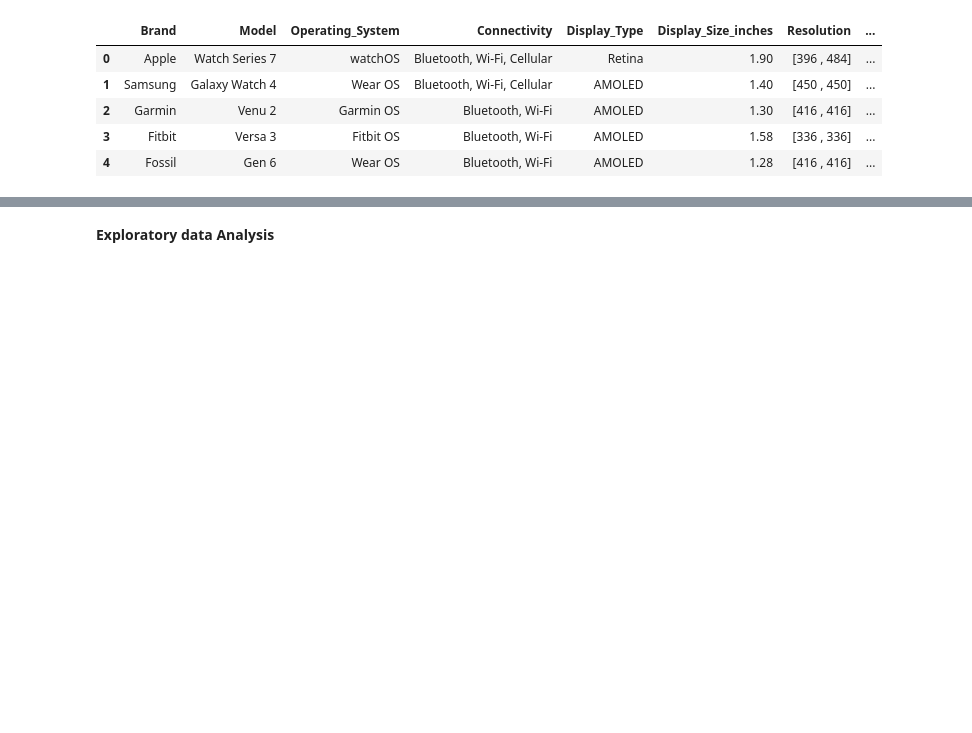
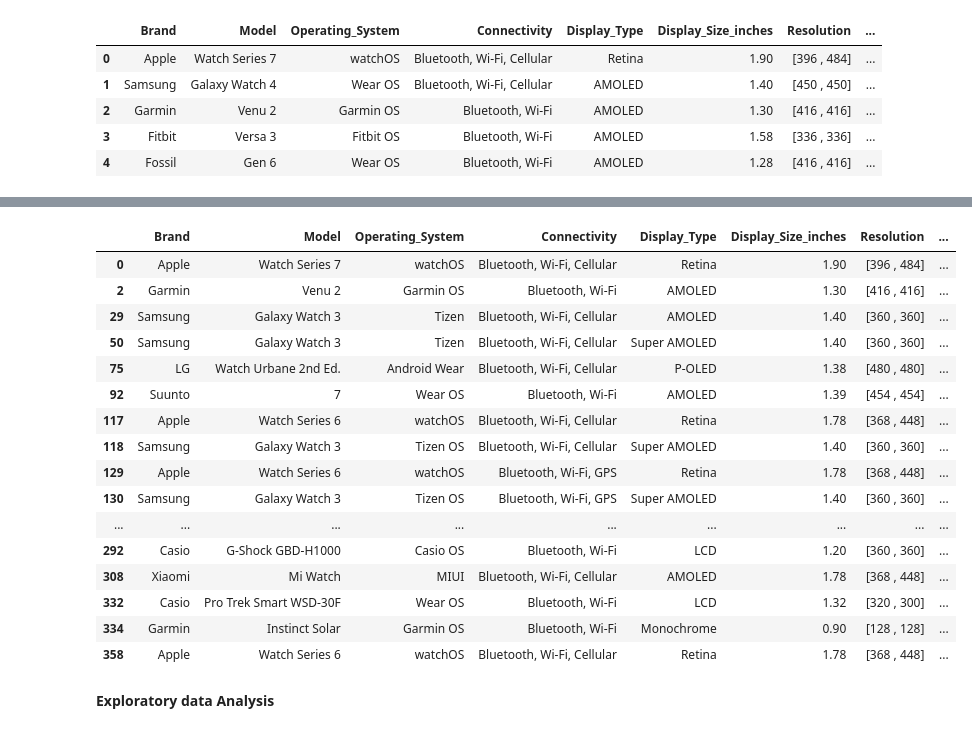
Before and after one commit to smartinternz02/SI-GuidedProject-589989-1697101492, a Jupyter notebook: smart_watch_prices.ipynb, the cells around one changed output, grey strips where cells are left out. Drawn from its saved outputs; the diff is of its cells as text; code cells hidden in the pictures; blank space fills up the shorter version.

```diff
--- a/smart_watch_prices.ipynb
+++ b/smart_watch_prices.ipynb
@@ -396,4 +392,24 @@ dtypes: float64(3), int64(3), object(10)
 memory usage: 47.5+ KB
+# %%
+data[data['Price_USD']==399]
+# %% [output]
+|  | Brand | Model | Operating_System | Connectivity | Display_Type | Display_Size_inches | Resolution | ... |
+| 0 | Apple | Watch Series 7 | watchOS | Bluetooth, Wi-Fi, Cellular | Retina | 1.90 | [396 , 484] | ... |
+| 2 | Garmin | Venu 2 | Garmin OS | Bluetooth, Wi-Fi | AMOLED | 1.30 | [416 , 416] | ... |
+| 29 | Samsung | Galaxy Watch 3 | Tizen | Bluetooth, Wi-Fi, Cellular | AMOLED | 1.40 | [360 , 360] | ... |
+| 50 | Samsung | Galaxy Watch 3 | Tizen | Bluetooth, Wi-Fi, Cellular | Super AMOLED | 1.40 | [360 , 360] | ... |
+| 75 | LG | Watch Urbane 2nd Ed. | Android Wear | Bluetooth, Wi-Fi, Cellular | P-OLED | 1.38 | [480 , 480] | ... |
+| 92 | Suunto | 7 | Wear OS | Bluetooth, Wi-Fi | AMOLED | 1.39 | [454 , 454] | ... |
+| 117 | Apple | Watch Series 6 | watchOS | Bluetooth, Wi-Fi, Cellular | Retina | 1.78 | [368 , 448] | ... |
+| 118 | Samsung | Galaxy Watch 3 | Tizen OS | Bluetooth, Wi-Fi, Cellular | Super AMOLED | 1.40 | [360 , 360] | ... |
+| 129 | Apple | Watch Series 6 | watchOS | Bluetooth, Wi-Fi, GPS | Retina | 1.78 | [368 , 448] | ... |
+| 130 | Samsung | Galaxy Watch 3 | Tizen OS | Bluetooth, Wi-Fi, GPS | Super AMOLED | 1.40 | [360 , 360] | ... |
+| ... | ... | ... | ... | ... | ... | ... | ... | ... |
+| 292 | Casio | G-Shock GBD-H1000 | Casio OS | Bluetooth, Wi-Fi | LCD | 1.20 | [360 , 360] | ... |
+| 308 | Xiaomi | Mi Watch | MIUI | Bluetooth, Wi-Fi, Cellular | AMOLED | 1.78 | [368 , 448] | ... |
+| 332 | Casio | Pro Trek Smart WSD-30F | Wear OS | Bluetooth, Wi-Fi | LCD | 1.32 | [320 , 300] | ... |
+| 334 | Garmin | Instinct Solar | Garmin OS | Bluetooth, Wi-Fi | Monochrome | 0.90 | [128 , 128] | ... |
+| 358 | Apple | Watch Series 6 | watchOS | Bluetooth, Wi-Fi, Cellular | Retina | 1.78 | [368 , 448] | ... |
 # %% [markdown]
 **Exploratory data Analysis**
 # %% [markdown]
```
Also changed, not shown: parts of 20 cells of this notebook.
